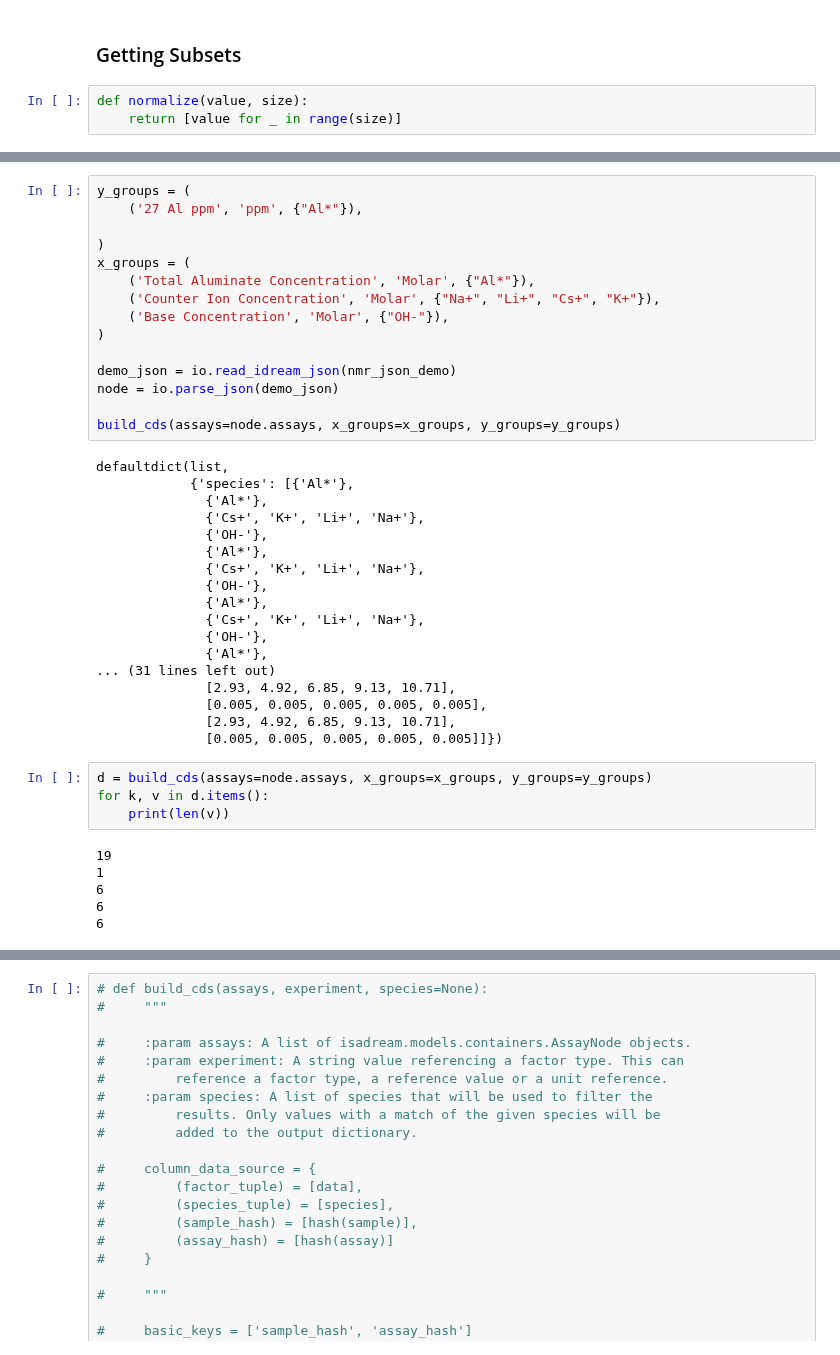
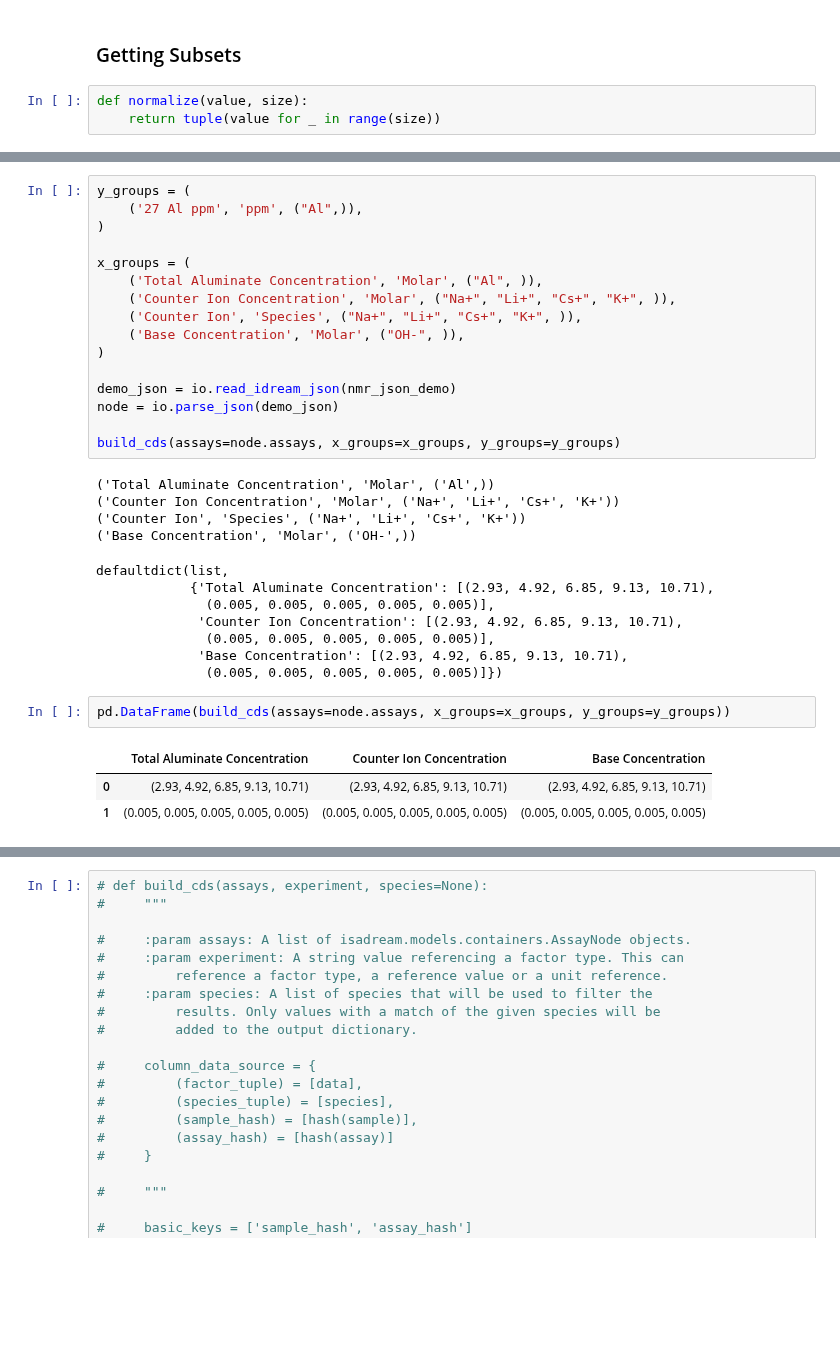
Before and after one commit to biggstd/isaDream, a Jupyter notebook: dev_notebooks/vis_01.ipynb, the cells around one changed output, grey strips where cells are left out. Cells and saved outputs as stored; diff of their text form; blank space fills up the shorter version.

```diff
--- a/dev_notebooks/vis_01.ipynb
+++ b/dev_notebooks/vis_01.ipynb
@@ -68,4 +79,4 @@ node_assays = [a for a in node.assays]
 ### Getting Subsets
 # %%
 def normalize(value, size):
-    return [value for _ in range(size)]
+    return tuple(value for _ in range(size))
@@ -144,13 +167,14 @@ def build_cds(assays, x_groups, y_groups):
         return cds
 # %%
 y_groups = (
-    ('27 Al ppm', 'ppm', {"Al*"}),
+    ('27 Al ppm', 'ppm', ("Al",)),
+)
 
-)
 x_groups = (
-    ('Total Aluminate Concentration', 'Molar', {"Al*"}),
-    ('Counter Ion Concentration', 'Molar', {"Na+", "Li+", "Cs+", "K+"}),
-    ('Base Concentration', 'Molar', {"OH-"}),
+    ('Total Aluminate Concentration', 'Molar', ("Al", )),
+    ('Counter Ion Concentration', 'Molar', ("Na+", "Li+", "Cs+", "K+", )),
+    ('Counter Ion', 'Species', ("Na+", "Li+", "Cs+", "K+", )),
+    ('Base Concentration', 'Molar', ("OH-", )),
 )
 
 demo_json = io.read_idream_json(nmr_json_demo)
@@ -158,30 +182,20 @@ node = io.parse_json(demo_json)
 
 build_cds(assays=node.assays, x_groups=x_groups, y_groups=y_groups)
 # %% [output]
-defaultdict(list,
-            {'species': [{'Al*'},
-              {'Al*'},
-              {'Cs+', 'K+', 'Li+', 'Na+'},
-              {'OH-'},
-              {'Al*'},
-              {'Cs+', 'K+', 'Li+', 'Na+'},
-              {'OH-'},
-              {'Al*'},
-              {'Cs+', 'K+', 'Li+', 'Na+'},
-              {'OH-'},
-              {'Al*'},
-... (31 lines left out)
-              [2.93, 4.92, 6.85, 9.13, 10.71],
-              [0.005, 0.005, 0.005, 0.005, 0.005],
-              [2.93, 4.92, 6.85, 9.13, 10.71],
-              [0.005, 0.005, 0.005, 0.005, 0.005]]})
+('Total Aluminate Concentration', 'Molar', ('Al',))
+('Counter Ion Concentration', 'Molar', ('Na+', 'Li+', 'Cs+', 'K+'))
+('Counter Ion', 'Species', ('Na+', 'Li+', 'Cs+', 'K+'))
+('Base Concentration', 'Molar', ('OH-',))
+defaultdict(list,
+            {'Total Aluminate Concentration': [(2.93, 4.92, 6.85, 9.13, 10.71),
+              (0.005, 0.005, 0.005, 0.005, 0.005)],
+             'Counter Ion Concentration': [(2.93, 4.92, 6.85, 9.13, 10.71),
+              (0.005, 0.005, 0.005, 0.005, 0.005)],
+             'Base Concentration': [(2.93, 4.92, 6.85, 9.13, 10.71),
+              (0.005, 0.005, 0.005, 0.005, 0.005)]})
 # %%
-d = build_cds(assays=node.assays, x_groups=x_groups, y_groups=y_groups)
-for k, v in d.items():
-    print(len(v))
+pd.DataFrame(build_cds(assays=node.assays, x_groups=x_groups, y_groups=y_groups))
 # %% [output]
-19
-1
-6
-6
-6
+|  | Total Aluminate Concentration | Counter Ion Concentration | Base Concentration |
+| 0 | (2.93, 4.92, 6.85, 9.13, 10.71) | (2.93, 4.92, 6.85, 9.13, 10.71) | (2.93, 4.92, 6.85, 9.13, 10.71) |
+| 1 | (0.005, 0.005, 0.005, 0.005, 0.005) | (0.005, 0.005, 0.005, 0.005, 0.005) | (0.005, 0.005, 0.005, 0.005, 0.005) |
```
Also changed, not shown: parts of 7 cells of this notebook, 5 other files.
